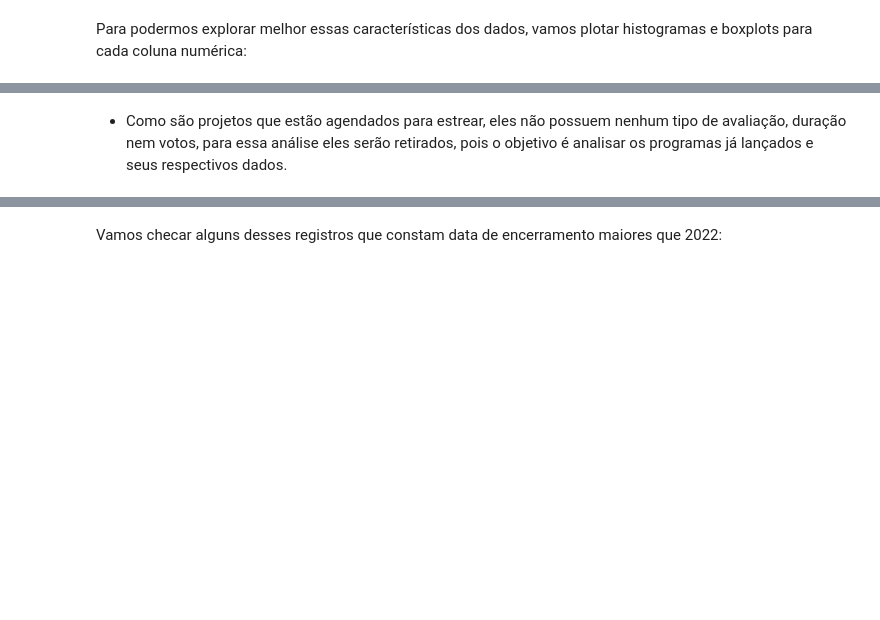
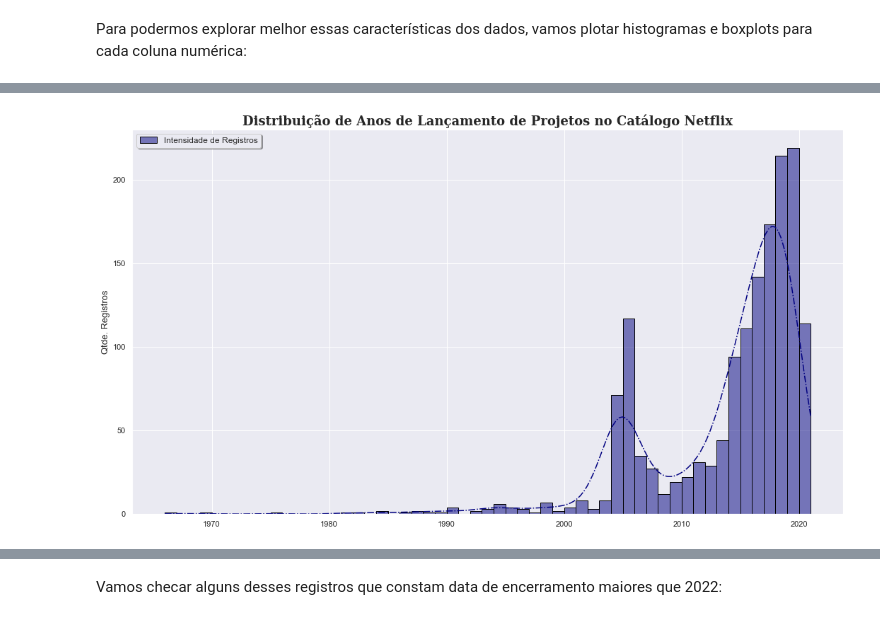
Before and after one commit to JoSEPHDev2022/netflix_movies_analise, a Jupyter notebook: analise.ipynb, the cells around one changed output, grey strips where cells are left out. Drawn from its saved outputs; the diff is of its cells as text; code cells hidden in the pictures; blank space fills up the shorter version.

```diff
--- a/analise.ipynb
+++ b/analise.ipynb
@@ -643,0 +669,28 @@ Como um primeiro passo, vamos utilizar o comando .describe() nas colunas numéri
+# %%
+def create_histogram(data: pd.DataFrame, column: pd.Series, bin_width: float, plot_title: str) -> sns.histplot:
+    '''Retorna um Histograma detalhado sobre os dados fornecidos.
+
+    PARÂMETROS
+        - data: Um DataFrame do Pandas contendo os dados;
+        - column: Uma Series do Pandas contendo os dados desejados para plotagem;
+        - bin_width: Número float para a dimensão das barras do histograma;
+        - plot_title: O título desejado para o plot.
+    '''
+    fig, ax1 = plt.subplots(figsize=(18, 10))
+
+    ax2 = sns.histplot(data=data, x=column, kde=True,
+                       label='Intensidade de Registros',
+                       binwidth=bin_width, edgecolor='black',
+                       line_kws={'linestyle':'dashdot'},
+                       color='navy')
+
+    ax2.set_title(plot_title, fontdict={'size': 18,
+                                    'weight': 'bold',
+                                    'family': 'serif'})
+
+    ax2.set_ylabel('Qtde. Registros', fontsize=13)
+
+    ax2.set_xlabel('')
+
+    ax2.legend(loc='upper left', fontsize=12,
+               fancybox=True, shadow=True)
@@ -751,2 +746,0 @@ df_movies_clean.query('release_year > 2022').sample(5)
-# %% [markdown]
-- Como são projetos que estão agendados para estrear, eles não possuem nenhum tipo de avaliação, duração nem votos, para essa análise eles serão retirados, pois o objetivo é analisar os programas já lançados e seus respectivos dados.
@@ -757,0 +747,11 @@ df_movies_clean = df_movies_clean.drop(
+# %%
+# Selecionando dados existentes, ou seja, aqueles diferentes de 0 para compor a análise:
+release_year_data = data_clean.query('release_year != 0')[['release_year']]
+# %%
+# Histograma
+create_histogram(release_year_data,
+                 release_year_data['release_year'],
+                 1.0,
+                 'Distribuição de Anos de Lançamento de Projetos no Catálogo Netflix')
+# %% [output]
+[figure, added]
```
Also changed, not shown: parts of 78 cells of this notebook.
